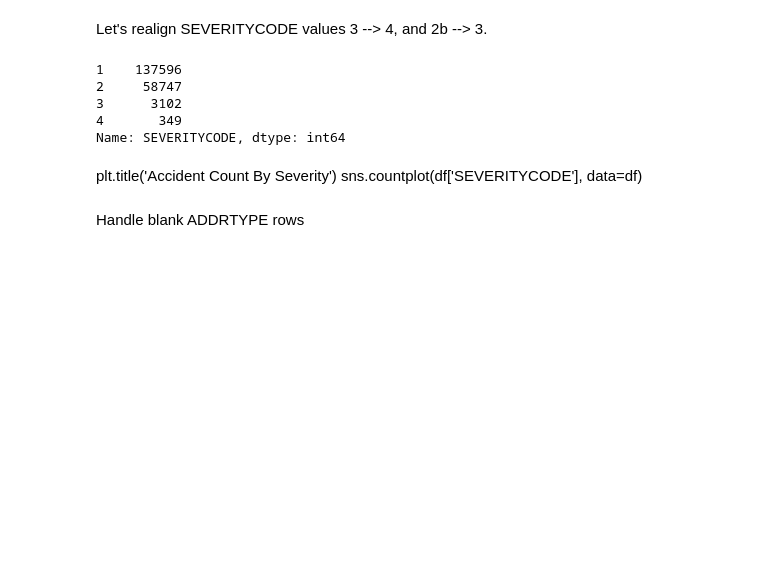
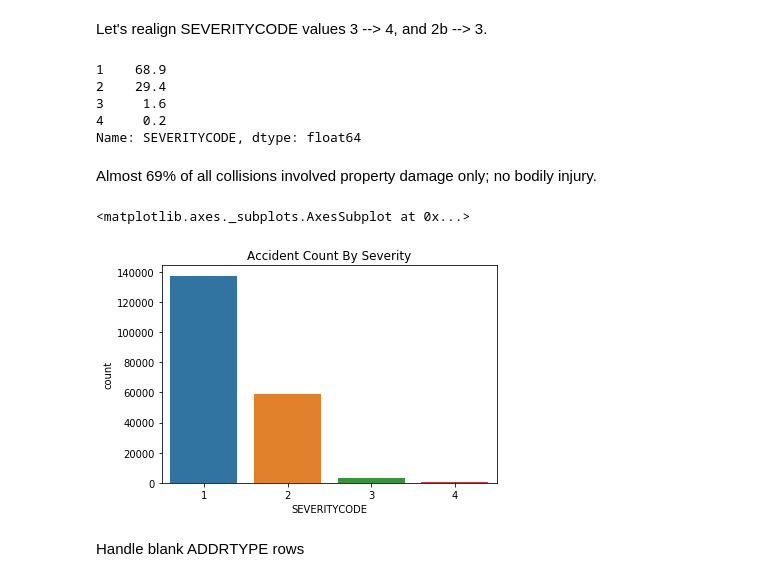
Before and after one commit to 1905jerry/Coursera_Capstone, a Jupyter notebook: Coursera_Capstone Project.ipynb, the cells around one changed output. Saved outputs shown, nothing was run; the diff lists cells and outputs as text; code cells hidden in the pictures; blank space fills up the shorter version.

```diff
--- a/Coursera_Capstone Project.ipynb
+++ b/Coursera_Capstone Project.ipynb
@@ -229,16 +229,21 @@ Let's realign SEVERITYCODE values 3 --> 4, and 2b --> 3.
 df['SEVERITYCODE'].replace('3', '4', inplace=True)
 df['SEVERITYCODE'].replace('2b', '3', inplace=True)
 # %%
-df["SEVERITYCODE"].value_counts()
+df["SEVERITYCODE"].value_counts(normalize=True).round(3)*100
 # %% [output]
-1    137596
-2     58747
-3      3102
-4       349
-Name: SEVERITYCODE, dtype: int64
+1    68.9
+2    29.4
+3     1.6
+4     0.2
+Name: SEVERITYCODE, dtype: float64
-# %% [markdown]
-plt.title('Accident Count By Severity')
-sns.countplot(df['SEVERITYCODE'], data=df)
+# %% [markdown]
+Almost 69% of all collisions involved property damage only; no bodily injury.
+# %%
+plt.title('Accident Count By Severity')
+sns.countplot(df['SEVERITYCODE'], data=df)
+# %% [output]
+<matplotlib.axes._subplots.AxesSubplot at 0x...>
+[figure, added]
 # %% [markdown]
 Handle blank ADDRTYPE rows
 # %%
```
Also changed, not shown: parts of 25 cells of this notebook.
